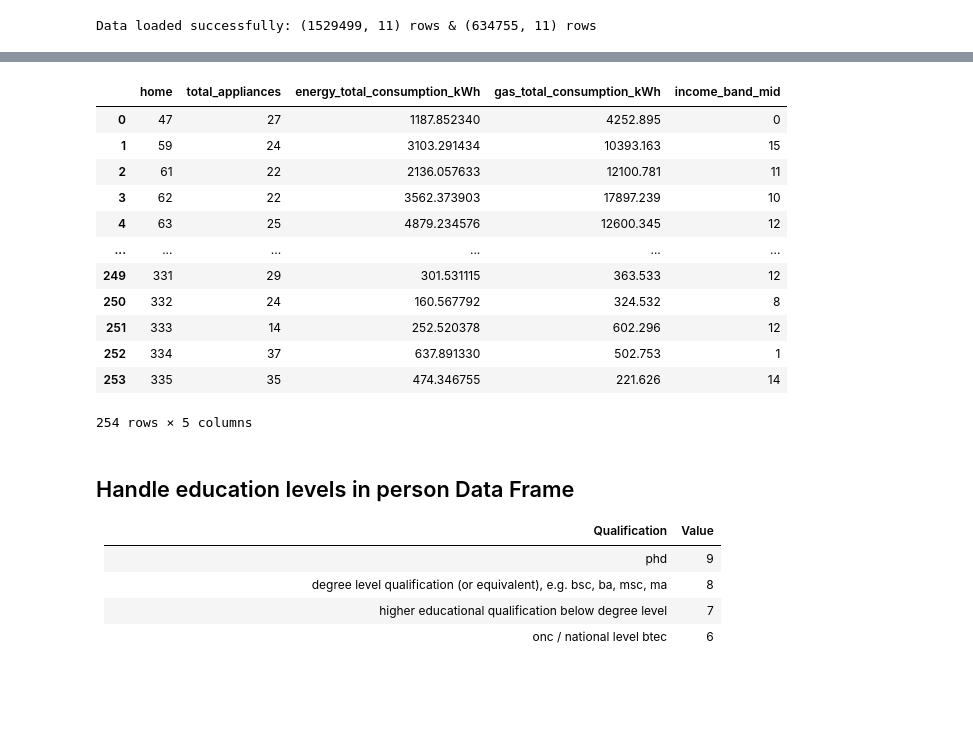
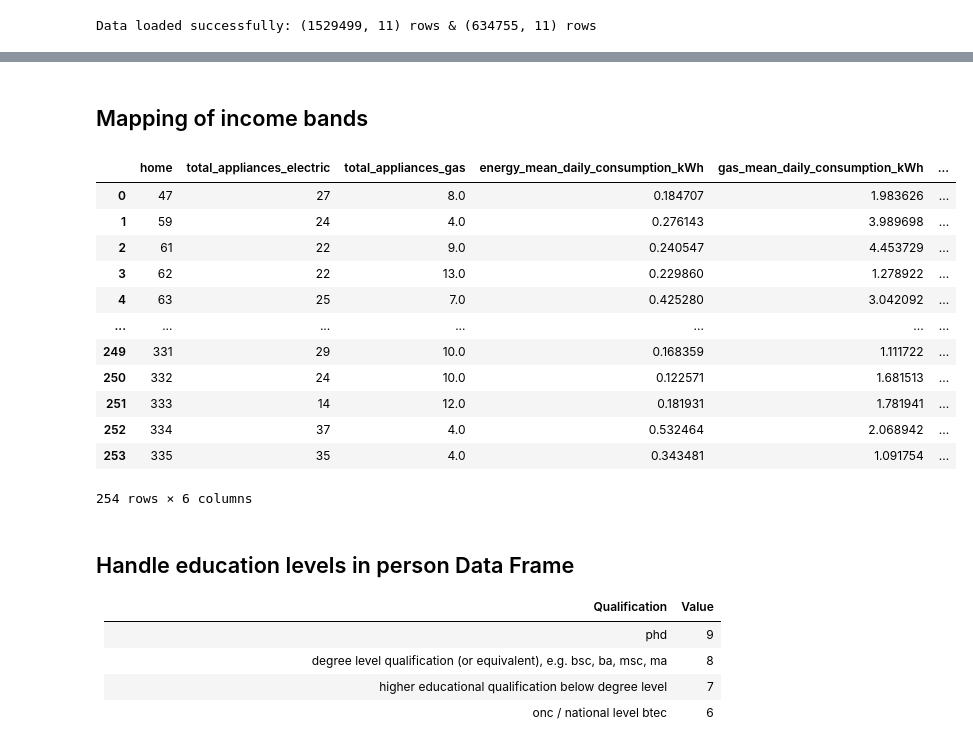
Before and after one commit to sudo-Oliver/Predictive-Analytics-Private, a Jupyter notebook: notebooks/KMeansClustering.ipynb, the cells around one changed output, grey strips where cells are left out. Cells and saved outputs as stored; diff of their text form; code cells hidden in the pictures; blank space fills up the shorter version.

```diff
--- a/notebooks/KMeansClustering.ipynb
+++ b/notebooks/KMeansClustering.ipynb
@@ -86,3 +84,6 @@ def load_processed_data():
 energy, gas = load_processed_data()
 # %% [output]
 Data loaded successfully: (1529499, 11) rows & (634755, 11) rows
+# %%
+# Replace negative values with 0 in total_consumption_Wh column
+gas['total_consumption_Wh'] = gas['total_consumption_Wh'].clip(lower=0)
@@ -101,21 +123,31 @@ total_consumption_per_home_gas = total_consumption_per_home_gas.rename(columns={
 # %%
-# Group and calculate appliances per household
-appliances = appliances[appliances['powertype'] == 'electric']
+# Group and calculate appliances per household, separated by powertype
+appliances = appliances[~(appliances['powertype'] == 'other_fuel')]
 appliances = appliances.drop(columns=['appliancetype', 'applianceclass', 'appliancesubtype', 'roomid'])
 appliances["amount"] = 1 * appliances["number"]
 appliances.drop(columns=['number'], inplace=True)
-appliances_group = appliances.groupby('homeid', as_index=False)["amount"].sum()
 
-# Group and calculate other_appliances per household
+# Create separate groups for electric and gas appliances
+appliances_electric = appliances[appliances['powertype'] == 'electric'].groupby('homeid', as_index=False)["amount"].sum().rename(columns={'amount': 'amount_electric'})
+appliances_gas = appliances[appliances['powertype'] == 'gas'].groupby('homeid', as_index=False)["amount"].sum().rename(columns={'amount': 'amount_gas'})
+appliances_group = pd.merge(appliances_electric, appliances_gas, on='homeid', how='outer').fillna(0)
+
+# Group and calculate other_appliances per household, separated by type
 other_appliances['num_clean'] = other_appliances['number'].str.replace(r'\D', '', regex=True)
 other_appliances['num_clean'] = other_appliances['num_clean'].astype(int)
-other_appliances = other_appliances[~other_appliances['appliance_name'].str.contains('gas', case=False, na=False)]
 other_appliances["amount"] = 1 * other_appliances["num_clean"]
 other_appliances.drop(columns=['number', 'num_clean'], inplace=True)
-other_appliances_group = other_appliances.groupby('homeid', as_index=False)["amount"].sum()
 
-# Merge the two dataframes
-appliances_merged = pd.merge(appliances_group, other_appliances_group, on='homeid', how='inner')
-appliances_merged['total_appliances'] = appliances_merged['amount_x'] + appliances_merged['amount_y']
-appliances_merged = appliances_merged.drop(columns=['amount_x', 'amount_y'])
+# Separate other appliances into gas and electric based on appliance_name
+gas_mask = other_appliances['appliance_name'].str.contains('gas', case=False)
+other_appliances_gas = other_appliances[gas_mask].groupby('homeid', as_index=False)["amount"].sum().rename(columns={'amount': 'amount_gas'})
+other_appliances_electric = other_appliances[~gas_mask].groupby('homeid', as_index=False)["amount"].sum().rename(columns={'amount': 'amount_electric'})
+other_appliances_group = pd.merge(other_appliances_electric, other_appliances_gas, on='homeid', how='outer').fillna(0)
+
+# Merge all dataframes
+appliances_merged = pd.merge(appliances_group, other_appliances_group, on='homeid', how='inner', suffixes=('_app', '_other'))
+appliances_merged['total_appliances_electric'] = appliances_merged['amount_electric_app'] + appliances_merged['amount_electric_other']
+appliances_merged['total_appliances_gas'] = appliances_merged['amount_gas_app'] + appliances_merged['amount_gas_other']
+appliances_merged = appliances_merged.drop(columns=['amount_electric_app', 'amount_electric_other', 'amount_gas_app', 'amount_gas_other'])
 appliances_merged = appliances_merged.rename(columns={'homeid': 'home'})
+appliances_merged.astype(int)
@@ -122,50 +168,52 @@ appliances_merged = appliances_merged.rename(columns={'homeid': 'home'})
+# %% [markdown]
+## Mapping of income bands
 # %%
 # Group homes with income bands
 result_grouped = home[["homeid", "income_band"]].groupby('homeid', as_index=False).sum()
 result_grouped = result_grouped.rename(columns={'homeid': 'home'})
 
 # Merge income bands with energy consumption
-income_energy_home = pd.merge(result_grouped, total_consumption_per_home_energy, on='home', how='inner')
-income_energy_home = pd.merge(income_energy_home, total_consumption_per_home_gas, on='home', how='inner')
+income_energy_gas_home = pd.merge(result_grouped, mean_consumption_per_home_energy, on='home', how='inner')
+income_energy_gas_home = pd.merge(income_energy_gas_home, mean_consumption_per_home_gas, on='home', how='inner')
 
 # Change income bands to midpoint integers
 income_midpoints = {
     "Missing": 0,
     "less than £10,800": 1,
     "£10,800 to £13,499": 2,
     "£13,500 to £16,199": 3,
     "£16,200 to £19,799": 4,
     "£19,800 to £23,399": 5,
     "£23,400 to £26,999": 6,
     "£27,000 to £32,399": 7,
     "£32,400 to £37,799": 8,
     "£37,800 to £43,199": 9,
     "£43,200 to £48,599": 10,
     "£48,600 to £53,999": 11,
     "£54,000 to £65,999": 12,
     "£66,000 to £77,999": 13,
     "£78,000 to £89,999": 14,
     "£90,000 or more": 15 }
-income_energy_home["income_band_mid"] = income_energy_home["income_band"].map(income_midpoints)
-income_energy_home = income_energy_home.drop(columns=['income_band'])
+income_energy_gas_home["income_band_mid"] = income_energy_gas_home["income_band"].map(income_midpoints)
+income_energy_gas_home = income_energy_gas_home.drop(columns=['income_band'])
 
 # Merge appliances with income bands and energy consumption
-appliance_income_energy_home = pd.merge(appliances_merged, income_energy_home, on='home', how='inner')
-appliance_income_energy_home
+appliance_income_energy_gas_home = pd.merge(appliances_merged, income_energy_gas_home, on='home', how='inner')
+appliance_income_energy_gas_home
 # %% [output]
-|  | home | total_appliances | energy_total_consumption_kWh | gas_total_consumption_kWh | income_band_mid |
-| 0 | 47 | 27 | 1187.852340 | 4252.895 | 0 |
-| 1 | 59 | 24 | 3103.291434 | 10393.163 | 15 |
-| 2 | 61 | 22 | 2136.057633 | 12100.781 | 11 |
-| 3 | 62 | 22 | 3562.373903 | 17897.239 | 10 |
-| 4 | 63 | 25 | 4879.234576 | 12600.345 | 12 |
-| ... | ... | ... | ... | ... | ... |
-| 249 | 331 | 29 | 301.531115 | 363.533 | 12 |
-| 250 | 332 | 24 | 160.567792 | 324.532 | 8 |
-| 251 | 333 | 14 | 252.520378 | 602.296 | 12 |
-| 252 | 334 | 37 | 637.891330 | 502.753 | 1 |
-| 253 | 335 | 35 | 474.346755 | 221.626 | 14 |
+|  | home | total_appliances_electric | total_appliances_gas | energy_mean_daily_consumption_kWh | gas_mean_daily_consumption_kWh | ... |
+| 0 | 47 | 27 | 8.0 | 0.184707 | 1.983626 | ... |
+| 1 | 59 | 24 | 4.0 | 0.276143 | 3.989698 | ... |
+| 2 | 61 | 22 | 9.0 | 0.240547 | 4.453729 | ... |
+| 3 | 62 | 22 | 13.0 | 0.229860 | 1.278922 | ... |
+| 4 | 63 | 25 | 7.0 | 0.425280 | 3.042092 | ... |
+| ... | ... | ... | ... | ... | ... | ... |
+| 249 | 331 | 29 | 10.0 | 0.168359 | 1.111722 | ... |
+| 250 | 332 | 24 | 10.0 | 0.122571 | 1.681513 | ... |
+| 251 | 333 | 14 | 12.0 | 0.181931 | 1.781941 | ... |
+| 252 | 334 | 37 | 4.0 | 0.532464 | 2.068942 | ... |
+| 253 | 335 | 35 | 4.0 | 0.343481 | 1.091754 | ... |
-254 rows × 5 columns
+254 rows × 6 columns
 # %% [markdown]
 ## Handle education levels in person Data Frame
 | Qualification                                                           | Value |
```
Also changed, not shown: parts of 14 cells of this notebook, 1 other file.
